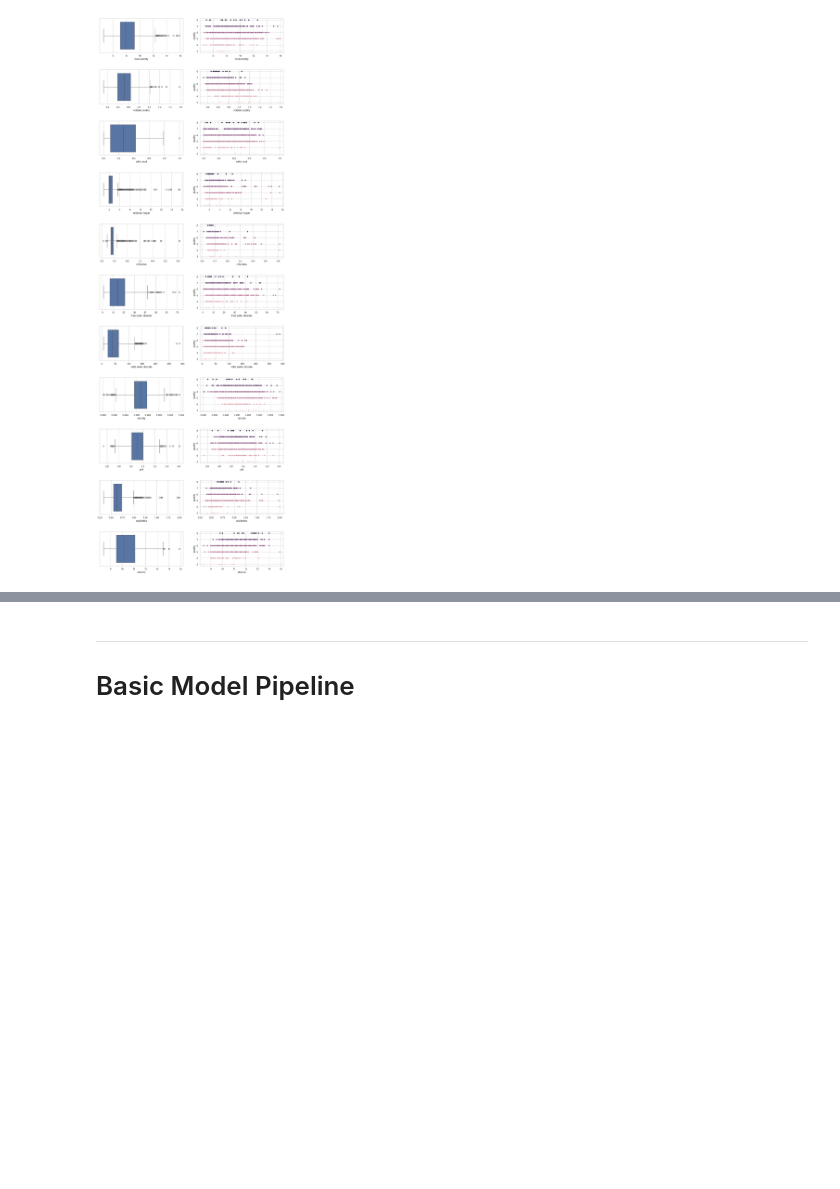
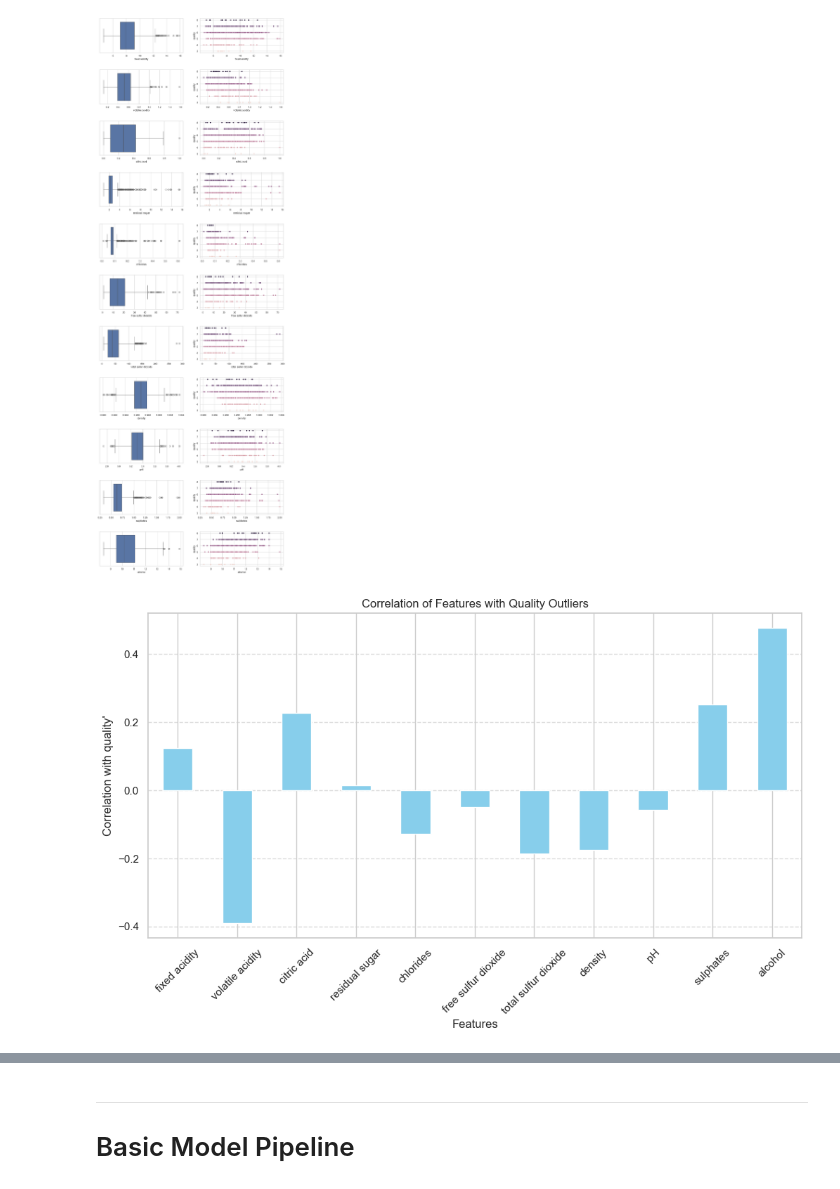
Before and after one commit to airbagdeer/tabular-ds-project, a Jupyter notebook: EX1.ipynb, the cells around one changed output, grey strips where cells are left out. Cells and saved outputs as stored; diff of their text form; code cells hidden in the pictures; blank space fills up the shorter version.

```diff
--- a/EX1.ipynb
+++ b/EX1.ipynb
@@ -398,3 +398,27 @@ for i in range(11) :
     sns.scatterplot(x=dfr.columns[i], y='quality', data=dfr, hue='quality', ax=ax[i, 1], legend=False)
 # %% [output]
 [figure]
+# %%
+# Function to detect outliers using IQR
+def detect_outliers(series):
+    Q1 = series.quantile(0.25)
+    Q3 = series.quantile(0.75)
+    IQR = Q3 - Q1
+    lower_bound = Q1 - 1.5 * IQR
+    upper_bound = Q3 + 1.5 * IQR
+    return (series < lower_bound) | (series > upper_bound)
+# Detect outliers in the target column
+target_outliers = detect_outliers(dfr[target])
+outlier_rows = dfr[target_outliers.notnull()]
+deviation_correlations = outlier_rows.corr()[target]
+
+# Plot these correlations
+deviation_correlations.drop(target).plot(kind='bar', figsize=(12, 6), color='skyblue')
+plt.title("Correlation of Features with Quality Outliers")
+plt.ylabel("Correlation with quality'")
+plt.xlabel("Features")
+plt.xticks(rotation=45)
+plt.grid(axis='y', linestyle='--', alpha=0.7)
+plt.show()
+# %% [output]
+[figure, added]
```
Also changed, not shown: parts of 10 cells of this notebook.
